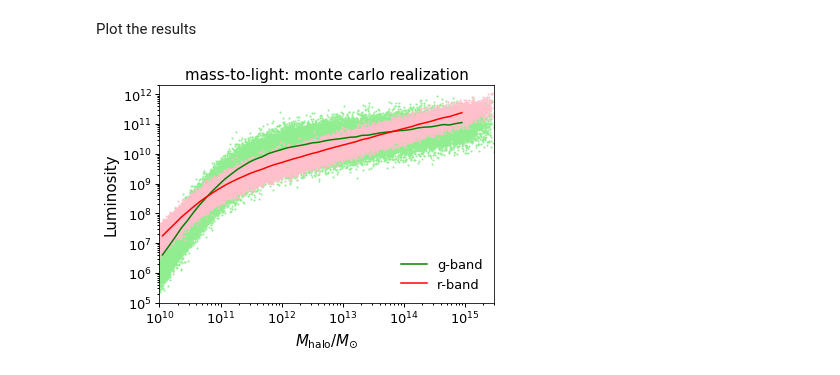
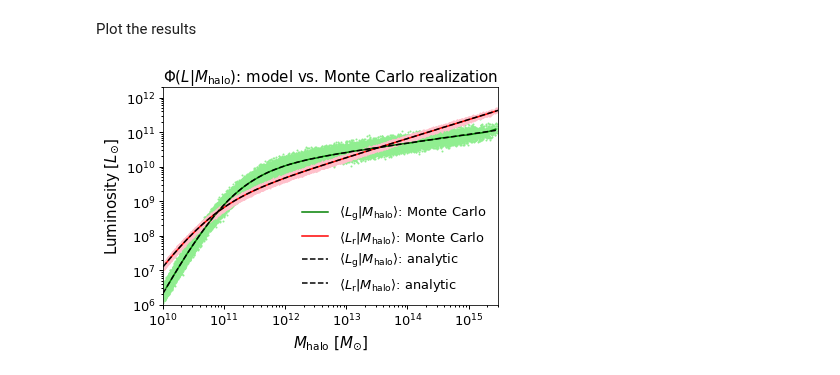
Before and after one commit to aphearin/galsampler_trial_problems, a Jupyter notebook: first_rescaling_trial_problem.ipynb, the cells around one changed output. Saved outputs shown, nothing was run; the diff lists cells and outputs as text; code cells hidden in the pictures.

```diff
--- a/first_rescaling_trial_problem.ipynb
+++ b/first_rescaling_trial_problem.ipynb
@@ -39,7 +40,7 @@ Use a Conditional Luminosity Function in Halotools to map halo mass to central g
 from halotools.empirical_models import Cacciato09Cens
 clf_model = Cacciato09Cens()
 
-m = np.logspace(10, 16, 100)
+halo_mass_table = np.logspace(10, 16, 100)
 
 #  Set parameters for the r-band relation (these are just toy values)
 clf_model.param_dict['gamma_1'] = 3.273
@@ -47,7 +48,7 @@ clf_model.param_dict['log_L_0'] = 9.935
 clf_model.param_dict['log_M_1'] = 11.07
 clf_model.param_dict['gamma_2'] = 0.255
 
-median_lr_table = clf_model.median_prim_galprop(prim_haloprop=m)
+median_lr_table = clf_model.median_prim_galprop(prim_haloprop=halo_mass_table)
 
 #  Store the parameter dictionary for later use
 from copy import deepcopy
@@ -59,7 +60,7 @@ clf_model.param_dict['log_L_0'] = 9.
 clf_model.param_dict['log_M_1'] = 10.7
 clf_model.param_dict['gamma_2'] = 0.55
 
-median_lg_table = clf_model.median_prim_galprop(prim_haloprop=m)
+median_lg_table = clf_model.median_prim_galprop(prim_haloprop=halo_mass_table)
 
 #  Store the parameter dictionary for later use
 gband_dict = deepcopy(clf_model.param_dict)
@@ -68,12 +69,12 @@ gband_dict = deepcopy(clf_model.param_dict)
 fig, ax = plt.subplots(1, 1)
 __=ax.loglog()
 
-__=ax.plot(m, median_lr_table, label='r-band', color='red')
-__=ax.plot(m, median_lg_table, label='g-band', color='green')
+__=ax.plot(halo_mass_table, median_lr_table, label='toy model r-band', color='red')
+__=ax.plot(halo_mass_table, median_lg_table, label='toy model g-band', color='green')
 
 xlabel = ax.set_xlabel(r'$M_{\rm halo}/M_{\odot}$')
 ylabel = ax.set_ylabel(r'$\langle L_{\rm r} / L_{\odot}\rangle_{\rm median}$')
-title = ax.set_title(r'mass-to-light: analytic scaling relations')
+title = ax.set_title(r'${\rm M_{halo}/L}:$ analytic scaling relations')
 legend = ax.legend()
 
 figname = 'analytic_mass_to_light_g_r_bands.pdf'
@@ -84,7 +85,8 @@ fig.savefig(figname, bbox_extra_artists=[xlabel, ylabel], bbox_inches='tight')
 Use scipy to generate correlated Gaussian randoms according to an input covariance matrix
 # %%
 #  Set up the (toy) covariance matrix
-cov = np.array(((0.03, 0.05), (0.05, 0.1)))
+sqrt_cov = np.array(((0.03, 0.05), (0.05, 0.1)))
+cov = sqrt_cov*sqrt_cov
 
 #  Calculate the eigenvectors of Cov
 from scipy.linalg import eigh
@@ -127,30 +129,38 @@ Plot the results
 # %%
 fig, ax = plt.subplots(1, 1)
 
 logm = np.log10(galaxies['host_halo_mass'])
 
 from scipy.stats import binned_statistic
-logm_bins = np.linspace(10, 15, 50)
+logm_bins = np.linspace(10, 15.5, 50)
 logm_mids = 0.5*(logm_bins[:-1] + logm_bins[1:])
-median_rband, __, __ = binned_statistic(logm, mc_r, bins=logm_bins)
-median_gband, __, __ = binned_statistic(logm, mc_g, bins=logm_bins)
+median_rband, __, __ = binned_statistic(logm, mc_r, bins=logm_bins, statistic='median')
+median_gband, __, __ = binned_statistic(logm, mc_g, bins=logm_bins, statistic='median')
 
 __=ax.loglog()
-__=ax.plot(10**logm_mids, median_gband, color='green', label='g-band')
-__=ax.plot(10**logm_mids, median_rband, color='red', label='r-band')
+__=ax.plot(10**logm_mids, median_gband, color='green',
+          label=r'$\langle L_{\rm g} \vert M_{\rm halo} \rangle$: Monte Carlo')
+__=ax.plot(10**logm_mids, median_rband, color='red',
+          label=r'$\langle L_{\rm r} \vert M_{\rm halo} \rangle$: Monte Carlo')
 
-__=ax.scatter(10**logm, mc_g, s=1, color='lightgreen')
+__=ax.scatter(10**logm, mc_g, s=1, color='lightgreen',
+             )
 __=ax.scatter(10**logm, mc_r, s=1, color='pink')
 
+__=ax.plot(halo_mass_table, median_lg_table, '--', color='k',
+          label=r'$\langle L_{\rm g} \vert M_{\rm halo} \rangle$: analytic')
+__=ax.plot(halo_mass_table, median_lr_table, '--', color='k',
+          label=r'$\langle L_{\rm r} \vert M_{\rm halo} \rangle$: analytic')
+
 xlim = ax.set_xlim(1e10, 3e15)
-ylim = ax.set_ylim(1e5, 2e12)
+ylim = ax.set_ylim(1e6, 2e12)
 
-xlabel = ax.set_xlabel(r'$M_{\rm halo}/M_{\odot}$')
-ylabel = ax.set_ylabel(r'Luminosity')
-title = ax.set_title(r'mass-to-light: monte carlo realization')
+xlabel = ax.set_xlabel(r'$M_{\rm halo}$ $[M_{\odot}]$')
+ylabel = ax.set_ylabel(r'Luminosity $[L_{\odot}]$')
+title = ax.set_title(r'$\Phi(L\vert M_{\rm halo})$: model vs. Monte Carlo realization')
 legend = ax.legend()
 # %% [output]
-[figure, old version]
+[figure, new version]
 # %%
 halo_mass_mask = (logm < 12.2) & (logm > 11.8)
 
```
Also changed, not shown: parts of 4 cells of this notebook.
